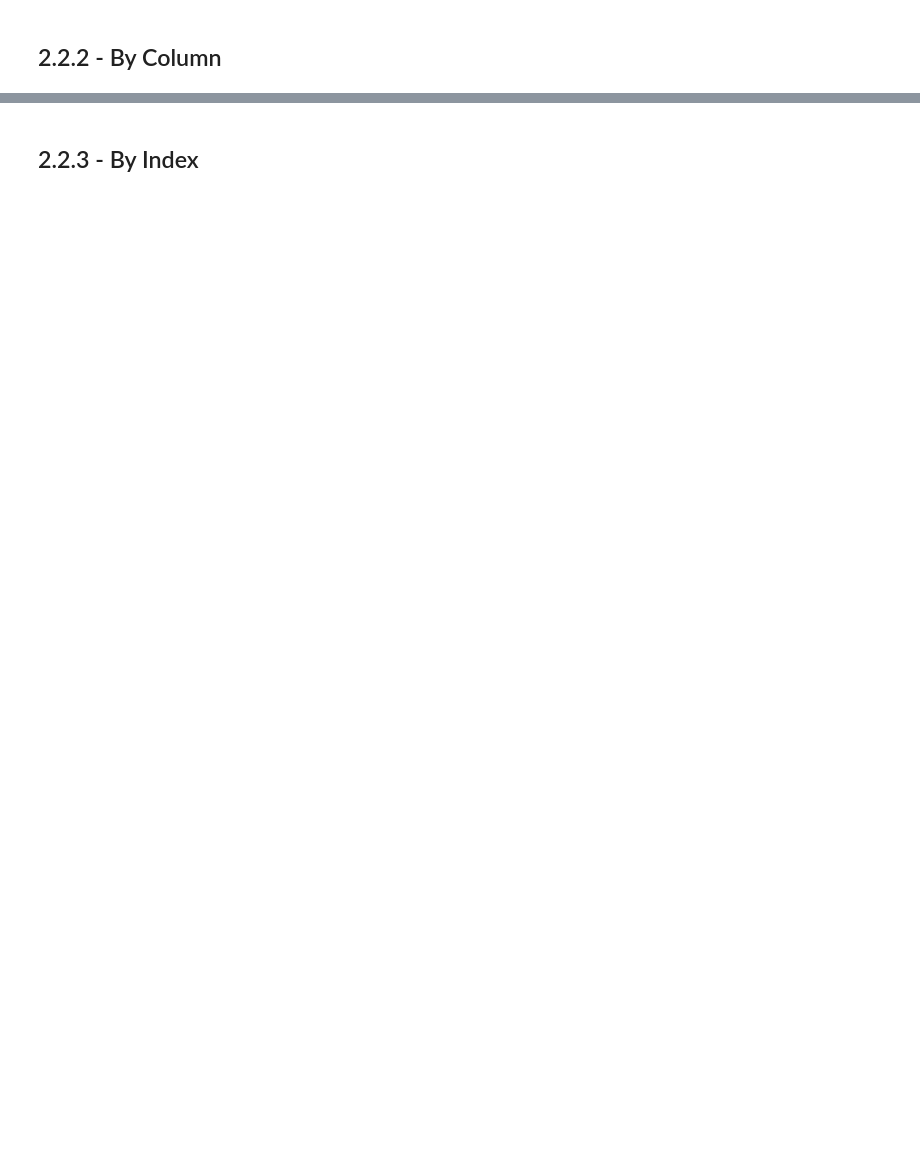
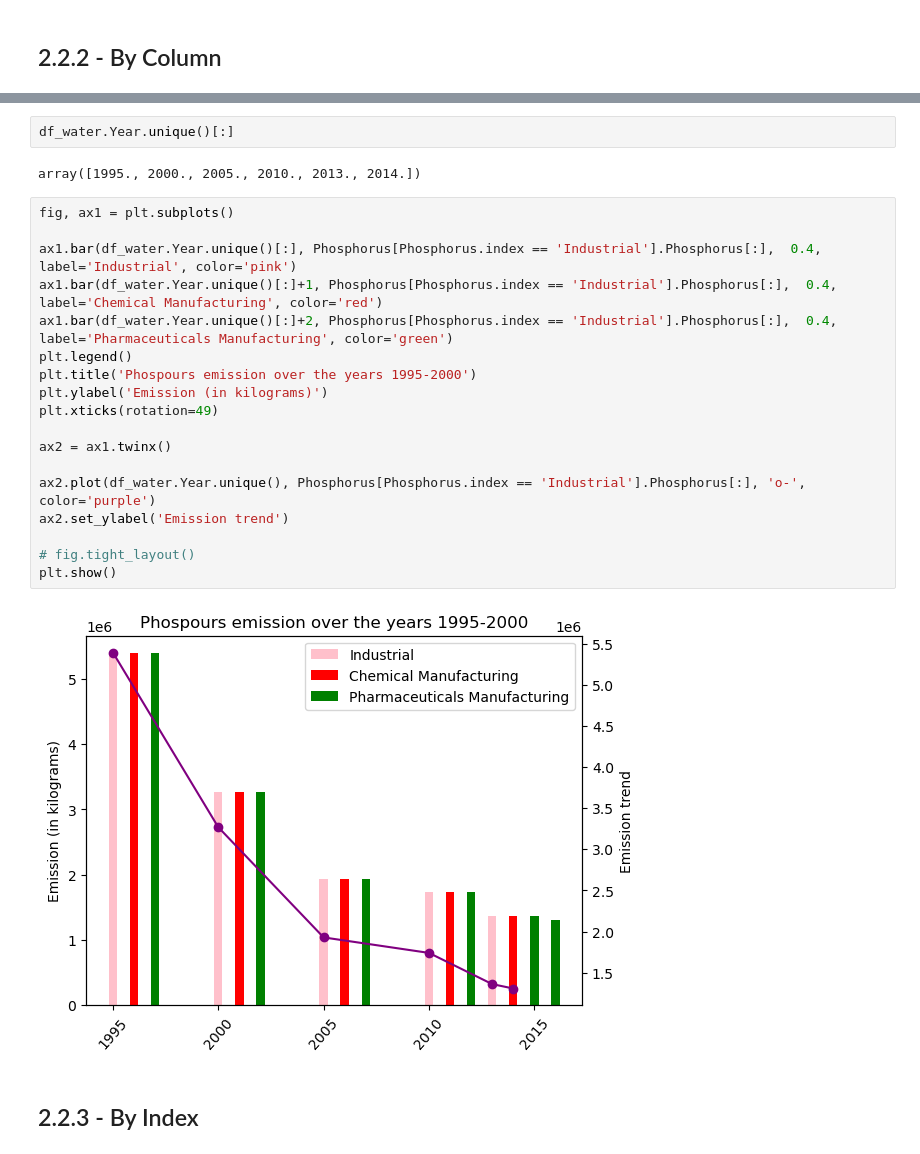
Before and after one commit to imbilalbutt/made-template-ws2324, a Jupyter notebook: project/data_exploration.ipynb, the cells around one changed output, grey strips where cells are left out. Saved outputs shown, nothing was run; the diff lists cells and outputs as text; blank space fills up the shorter version.

```diff
--- a/project/data_exploration.ipynb
+++ b/project/data_exploration.ipynb
@@ -891,2 +947,26 @@ plt.show
+# %%
+df_water.Year.unique()[:]
+# %% [output]
+array([1995., 2000., 2005., 2010., 2013., 2014.])
+# %%
+fig, ax1 = plt.subplots()
+
+ax1.bar(df_water.Year.unique()[:], Phosphorus[Phosphorus.index == 'Industrial'].Phosphorus[:],  0.4, label='Industrial', color='pink')
+ax1.bar(df_water.Year.unique()[:]+1, Phosphorus[Phosphorus.index == 'Industrial'].Phosphorus[:],  0.4, label='Chemical Manufacturing', color='red')
+ax1.bar(df_water.Year.unique()[:]+2, Phosphorus[Phosphorus.index == 'Industrial'].Phosphorus[:],  0.4, label='Pharmaceuticals Manufacturing', color='green')
+plt.legend()
+plt.title('Phospours emission over the years 1995-2000')
+plt.ylabel('Emission (in kilograms)')
+plt.xticks(rotation=49)
+
+ax2 = ax1.twinx()
+
+ax2.plot(df_water.Year.unique(), Phosphorus[Phosphorus.index == 'Industrial'].Phosphorus[:], 'o-', color='purple')
+ax2.set_ylabel('Emission trend')
+
+# fig.tight_layout()
+plt.show()
+# %% [output]
+[figure, added]
 # %% [markdown]
 ## 2.2.3 - By Index
```
Also changed, not shown: parts of 6 cells of this notebook.
